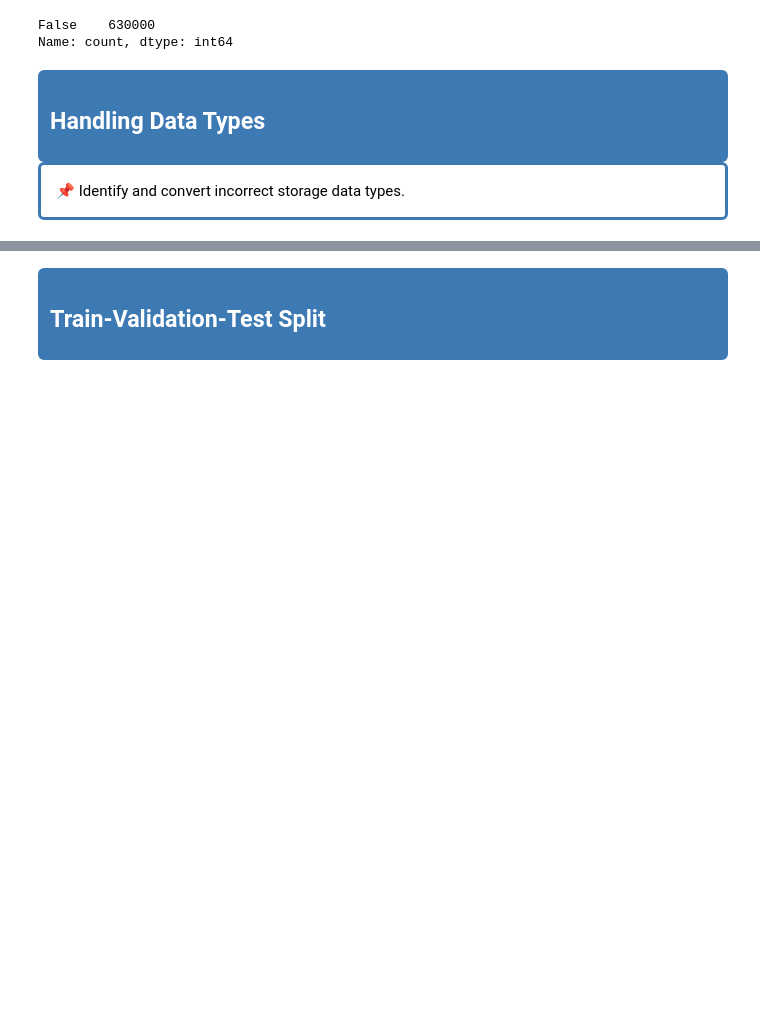
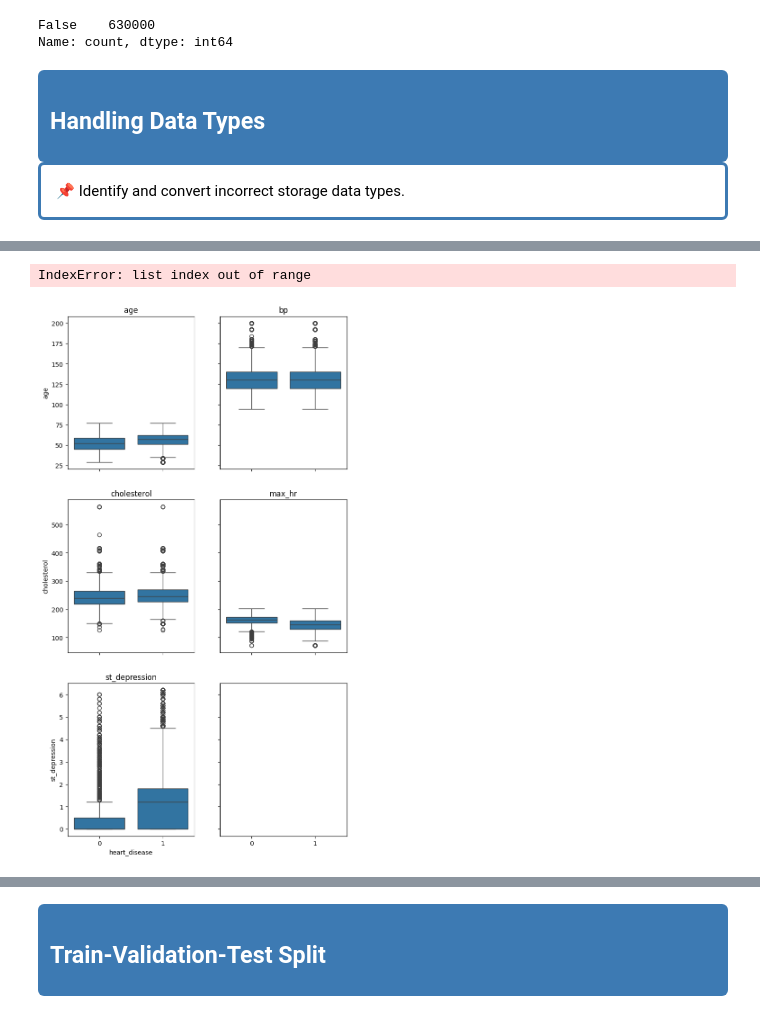
Before and after one commit to JeroHoyos/predicting_heart_disease, a Jupyter notebook: predicting_heart_disease.ipynb, the cells around one changed output, grey strips where cells are left out. Cells and saved outputs as stored; diff of their text form; code cells hidden in the pictures; blank space fills up the shorter version.

```diff
--- a/predicting_heart_disease.ipynb
+++ b/predicting_heart_disease.ipynb
@@ -278,0 +301,16 @@ df["heart_disease"] = df["heart_disease"].map({"presence": 1, "absence": 0})
+# %%
+# Bloxplot X numericas no ordinales vs Y (heart_disease)
+numerical_columns =[x for x in df.columns if df[x].nunique() > 10 and x != "id"]
+numerical_columns
+
+fig, axes = plt.subplots(3,2, figsize = (8,15), sharex="col", sharey= "row")
+
+for i, ax in enumerate(axes.flatten()):
+    sns.boxplot(x = "heart_disease",data = df, y =numerical_columns[i], ax=ax)
+    ax.set_title(numerical_columns[i])
+    ax.label_outer()
+plt.tight_layout()
+plt.show()
+# %% [output]
+IndexError: list index out of range
+[figure, added]
```
Also changed, not shown: parts of 8 cells of this notebook.
